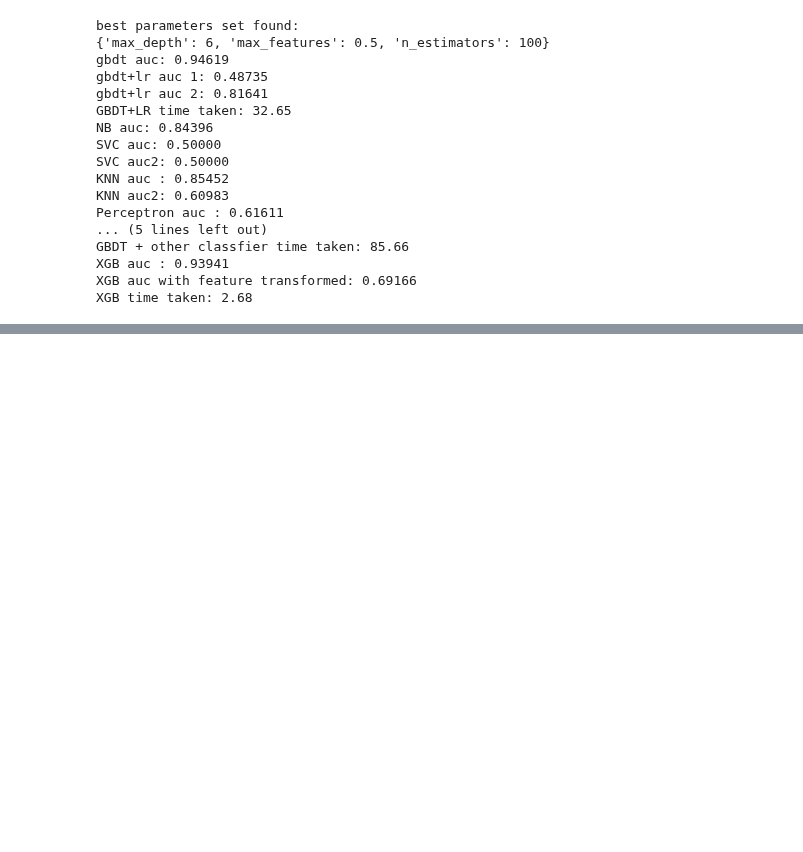
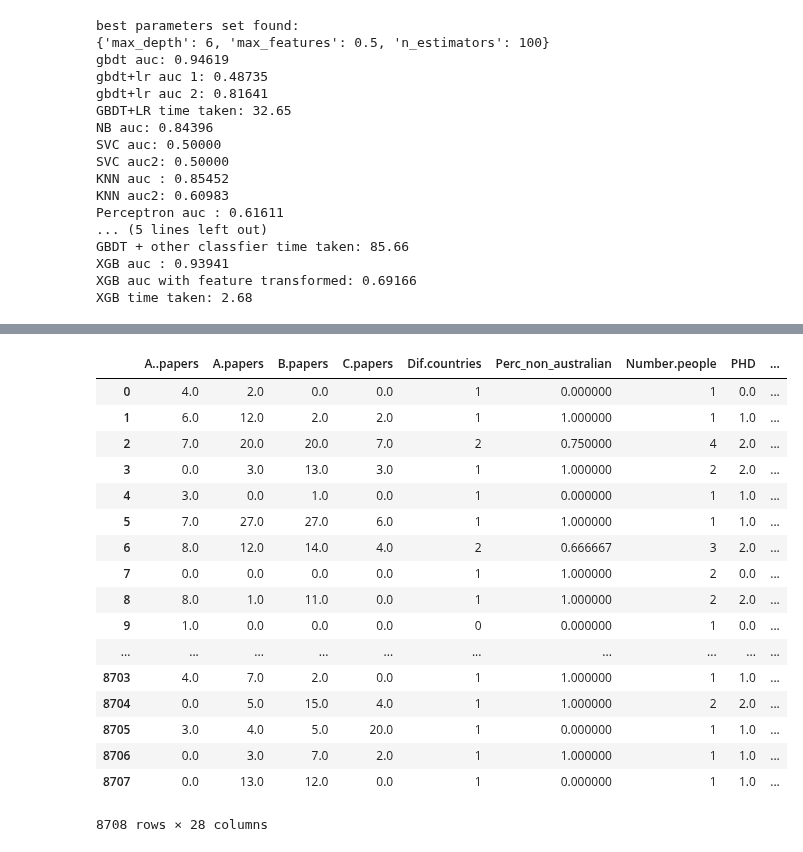
Before and after one commit to 2018HCIntern/2018HCIntern, a Jupyter notebook: GBDT/gbdtV3.ipynb, the cells around one changed output, grey strips where cells are left out. Drawn from its saved outputs; the diff is of its cells as text; code cells hidden in the pictures; blank space fills up the shorter version.

```diff
--- a/GBDT/gbdtV3.ipynb
+++ b/GBDT/gbdtV3.ipynb
@@ -263,0 +304,23 @@ XGB time taken: 2.68
+# %%
+example=pd.read_csv('train_preprocessed2.csv')
+# %%
+example
+# %% [output]
+|  | A..papers | A.papers | B.papers | C.papers | Dif.countries | Perc_non_australian | Number.people | PHD | ... |
+| 0 | 4.0 | 2.0 | 0.0 | 0.0 | 1 | 0.000000 | 1 | 0.0 | ... |
+| 1 | 6.0 | 12.0 | 2.0 | 2.0 | 1 | 1.000000 | 1 | 1.0 | ... |
+| 2 | 7.0 | 20.0 | 20.0 | 7.0 | 2 | 0.750000 | 4 | 2.0 | ... |
+| 3 | 0.0 | 3.0 | 13.0 | 3.0 | 1 | 1.000000 | 2 | 2.0 | ... |
+| 4 | 3.0 | 0.0 | 1.0 | 0.0 | 1 | 0.000000 | 1 | 1.0 | ... |
+| 5 | 7.0 | 27.0 | 27.0 | 6.0 | 1 | 1.000000 | 1 | 1.0 | ... |
+| 6 | 8.0 | 12.0 | 14.0 | 4.0 | 2 | 0.666667 | 3 | 2.0 | ... |
+| 7 | 0.0 | 0.0 | 0.0 | 0.0 | 1 | 1.000000 | 2 | 0.0 | ... |
+| 8 | 8.0 | 1.0 | 11.0 | 0.0 | 1 | 1.000000 | 2 | 2.0 | ... |
+| 9 | 1.0 | 0.0 | 0.0 | 0.0 | 0 | 0.000000 | 1 | 0.0 | ... |
+| ... | ... | ... | ... | ... | ... | ... | ... | ... | ... |
+| 8703 | 4.0 | 7.0 | 2.0 | 0.0 | 1 | 1.000000 | 1 | 1.0 | ... |
+| 8704 | 0.0 | 5.0 | 15.0 | 4.0 | 1 | 1.000000 | 2 | 2.0 | ... |
+| 8705 | 3.0 | 4.0 | 5.0 | 20.0 | 1 | 0.000000 | 1 | 1.0 | ... |
+| 8706 | 0.0 | 3.0 | 7.0 | 2.0 | 1 | 1.000000 | 1 | 1.0 | ... |
+| 8707 | 0.0 | 13.0 | 12.0 | 0.0 | 1 | 0.000000 | 1 | 1.0 | ... |
+8708 rows × 28 columns
```
Also changed, not shown: parts of 3 cells of this notebook, 3 other files.
